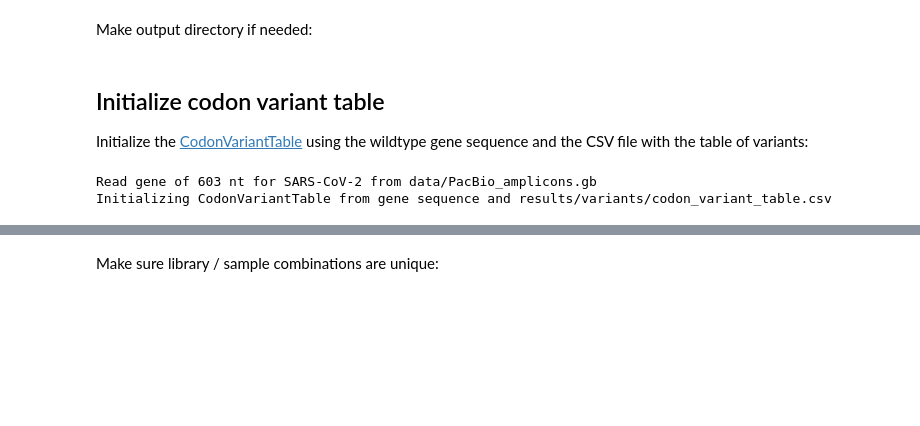
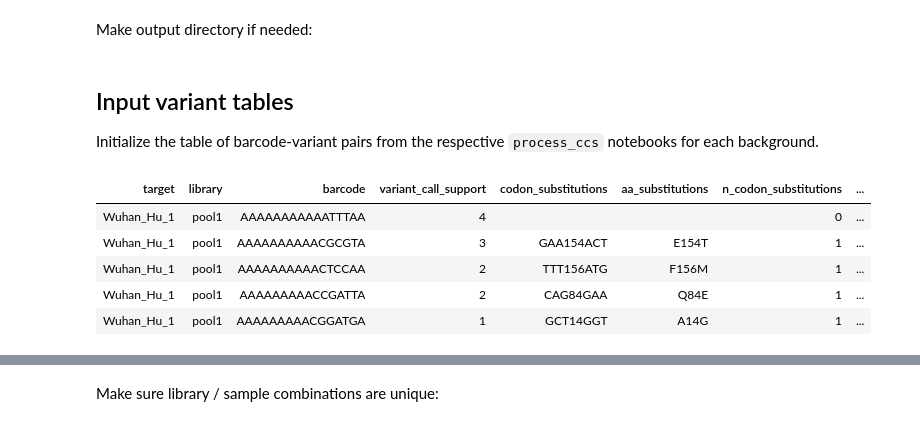
Before and after one commit to jbloomlab/SARS-CoV-2-RBD_DMS_variants, a Jupyter notebook: count_variants.ipynb, the cells around one changed output, grey strips where cells are left out. Drawn from its saved outputs; the diff is of its cells as text; code cells hidden in the pictures; blank space fills up the shorter version.

```diff
--- a/count_variants.ipynb
+++ b/count_variants.ipynb
@@ -58,25 +58,22 @@ Make output directory if needed:
 # %%
 os.makedirs(config['counts_dir'], exist_ok=True)
 os.makedirs(config['figs_dir'], exist_ok=True)
-# %% [markdown]
-## Initialize codon variant table
-Initialize the [CodonVariantTable](https://jbloomlab.github.io/dms_variants/dms_variants.codonvarianttable.html#dms_variants.codonvarianttable.CodonVariantTable) using the wildtype gene sequence and the CSV file with the table of variants:
-# %%
-# get wildtype gene sequence for primary target
-targets = alignparse.targets.Targets(seqsfile=config['amplicons'],
-                                     feature_parse_specs=config['feature_parse_specs'])
-geneseq = targets.get_target(config['primary_target']).get_feature('gene').seq
-print(f"Read gene of {len(geneseq)} nt for {config['primary_target']} from {config['amplicons']}")
-
-print('Initializing CodonVariantTable from gene sequence and ' +
-      config['codon_variant_table_file'])
-
-variants = dms_variants.codonvarianttable.CodonVariantTable(
-                geneseq=geneseq,
-                barcode_variant_file=config['codon_variant_table_file'],
-                substitutions_are_codon=True,
-                substitutions_col='codon_substitutions',
-                primary_target=config['primary_target'])
-# %% [output]
-Read gene of 603 nt for SARS-CoV-2 from data/PacBio_amplicons.gb
-Initializing CodonVariantTable from gene sequence and results/variants/codon_variant_table.csv
+# %% [markdown]
+## Input variant tables
+Initialize the table of barcode-variant pairs from the respective `process_ccs` notebooks for each background.
+# %%
+variants = pd.read_csv(config['codon_variant_table_file_Wuhan_Hu_1'], na_filter=None)
+variants = variants.append(pd.read_csv(config['codon_variant_table_file_E484K'], na_filter=None))
+variants = variants.append(pd.read_csv(config['codon_variant_table_file_N501Y'], na_filter=None))
+variants = variants.append(pd.read_csv(config['codon_variant_table_file_B1351'], na_filter=None))
+
+variants = variants.reset_index(drop=True)
+
+display(HTML(variants.head().to_html(index=False)))
+# %% [output]
+| target | library | barcode | variant_call_support | codon_substitutions | aa_substitutions | n_codon_substitutions | ... |
+| Wuhan_Hu_1 | pool1 | AAAAAAAAAAATTTAA | 4 |  |  | 0 | ... |
+| Wuhan_Hu_1 | pool1 | AAAAAAAAAACGCGTA | 3 | GAA154ACT | E154T | 1 | ... |
+| Wuhan_Hu_1 | pool1 | AAAAAAAAAACTCCAA | 2 | TTT156ATG | F156M | 1 | ... |
+| Wuhan_Hu_1 | pool1 | AAAAAAAAACCGATTA | 2 | CAG84GAA | Q84E | 1 | ... |
+| Wuhan_Hu_1 | pool1 | AAAAAAAAACGGATGA | 1 | GCT14GGT | A14G | 1 | ... |
```
Also changed, not shown: parts of 26 cells of this notebook, 2 other files.
